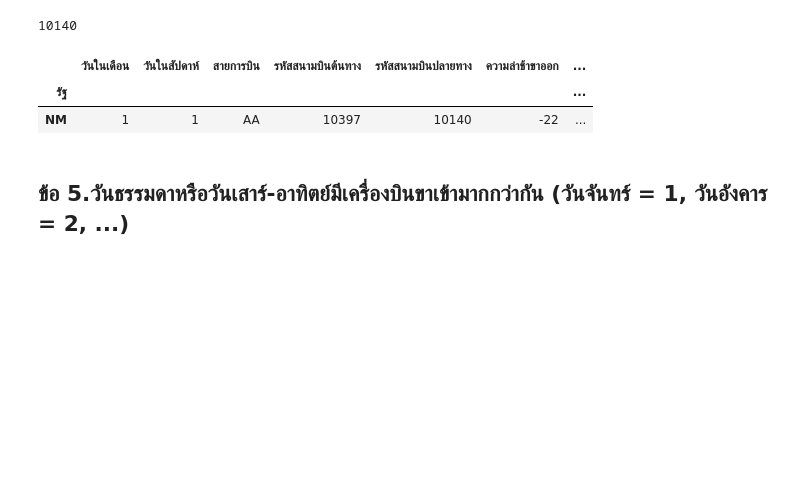
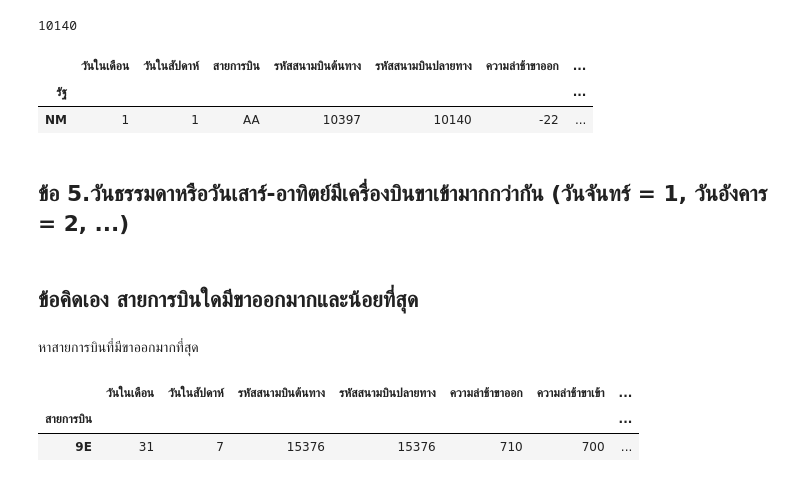
Before and after one commit to naruemonssp/DWDM21, a Jupyter notebook: MiniExam.ipynb, the cells around one changed output. Cells and saved outputs as stored; diff of their text form; code cells hidden in the pictures; blank space fills up the shorter version.

```diff
--- a/MiniExam.ipynb
+++ b/MiniExam.ipynb
@@ -136,3 +136,14 @@ min.iloc[-1:,:]
 | NM | 1 | 1 | AA | 10397 | 10140 | -22 | ... |
 # %% [markdown]
 ## **ข้อ 5.วันธรรมดาหรือวันเสาร์-อาทิตย์มีเครื่องบินขาเข้ามากกว่ากัน (วันจันทร์ = 1, วันอังคาร = 2, ...)**
+# %% [markdown]
+## **ข้อคิดเอง สายการบินใดมีขาออกมากและน้อยที่สุด**
+# %% [markdown]
+หาสายการบินที่มีขาออกมากที่สุด
+# %%
+max = FAdata_table.groupby('สายการบิน').max().sort_values(by=['รหัสสนามบินต้นทาง'],ascending=False)
+max.iloc[:1,:]
+# %% [output]
+|  | วันในเดือน | วันในสัปดาห์ | รหัสสนามบินต้นทาง | รหัสสนามบินปลายทาง | ความล่าช้าขาออก | ความล่าช้าขาเข้า | ... |
+| สายการบิน |  |  |  |  |  |  | ... |
+| 9E | 31 | 7 | 15376 | 15376 | 710 | 700 | ... |
```
Also changed, not shown: parts of 2 cells of this notebook.
